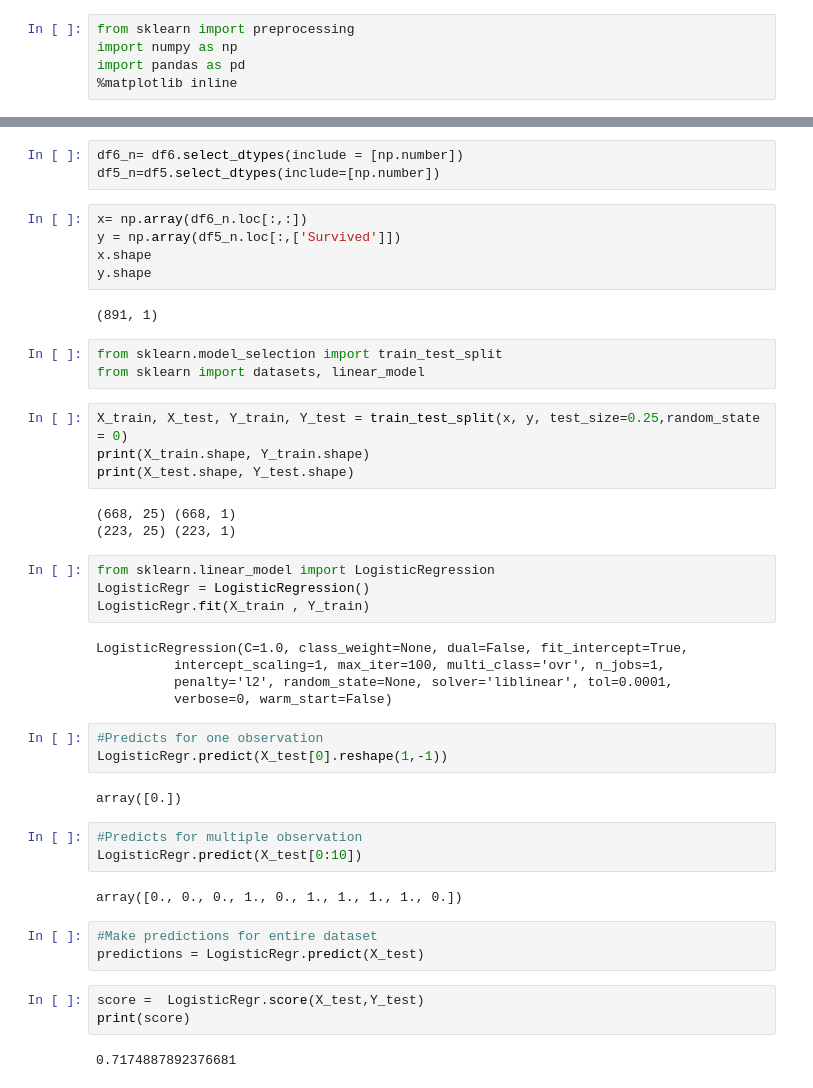
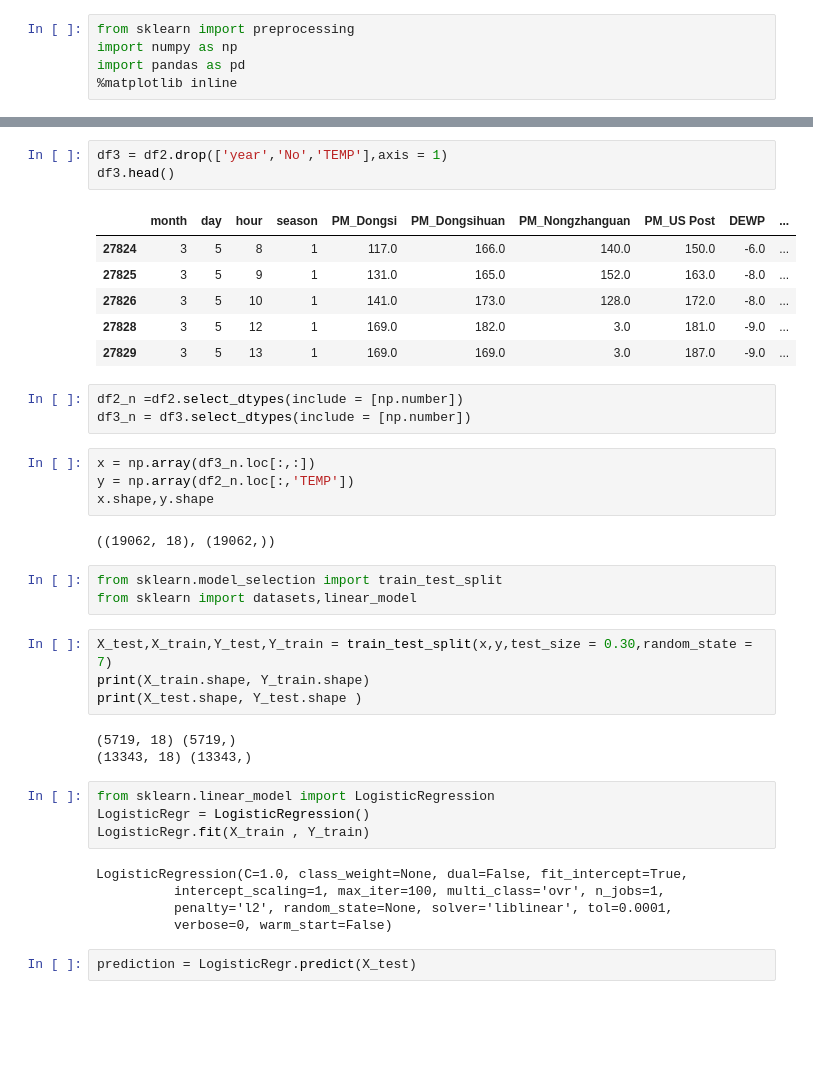
Before and after one commit to nkhil1596/Assignment4, a Jupyter notebook: Logistic_Regression.ipynb, the cells around one changed output, grey strips where cells are left out. Cells and saved outputs as stored; diff of their text form; blank space fills up the shorter version.

```diff
--- a/Logistic_Regression.ipynb
+++ b/Logistic_Regression.ipynb
@@ -172,23 +58,32 @@ df6.head()
+# %%
+df3 = df2.drop(['year','No','TEMP'],axis = 1)
+df3.head()
+# %% [output]
+|  | month | day | hour | season | PM_Dongsi | PM_Dongsihuan | PM_Nongzhanguan | PM_US Post | DEWP | ... |
+| 27824 | 3 | 5 | 8 | 1 | 117.0 | 166.0 | 140.0 | 150.0 | -6.0 | ... |
+| 27825 | 3 | 5 | 9 | 1 | 131.0 | 165.0 | 152.0 | 163.0 | -8.0 | ... |
+| 27826 | 3 | 5 | 10 | 1 | 141.0 | 173.0 | 128.0 | 172.0 | -8.0 | ... |
+| 27828 | 3 | 5 | 12 | 1 | 169.0 | 182.0 | 3.0 | 181.0 | -9.0 | ... |
+| 27829 | 3 | 5 | 13 | 1 | 169.0 | 169.0 | 3.0 | 187.0 | -9.0 | ... |
 # %%
-df6_n= df6.select_dtypes(include = [np.number])
-df5_n=df5.select_dtypes(include=[np.number])
+df2_n =df2.select_dtypes(include = [np.number])
+df3_n = df3.select_dtypes(include = [np.number])
 # %%
-x= np.array(df6_n.loc[:,:])
-y = np.array(df5_n.loc[:,['Survived']])
-x.shape
-y.shape
+x = np.array(df3_n.loc[:,:])
+y = np.array(df2_n.loc[:,'TEMP'])
+x.shape,y.shape
 # %% [output]
-(891, 1)
+((19062, 18), (19062,))
 # %%
 from sklearn.model_selection import train_test_split
-from sklearn import datasets, linear_model
+from sklearn import datasets,linear_model
 # %%
-X_train, X_test, Y_train, Y_test = train_test_split(x, y, test_size=0.25,random_state = 0)
+X_test,X_train,Y_test,Y_train = train_test_split(x,y,test_size = 0.30,random_state = 7)
 print(X_train.shape, Y_train.shape)
-print(X_test.shape, Y_test.shape)
+print(X_test.shape, Y_test.shape )
 # %% [output]
-(668, 25) (668, 1)
-(223, 25) (223, 1)
+(5719, 18) (5719,)
+(13343, 18) (13343,)
 # %%
 from sklearn.linear_model import LogisticRegression
 LogisticRegr = LogisticRegression()
@@ -198,21 +93,5 @@ LogisticRegression(C=1.0, class_weight=None, dual=False, fit_intercept=True,
           intercept_scaling=1, max_iter=100, multi_class='ovr', n_jobs=1,
           penalty='l2', random_state=None, solver='liblinear', tol=0.0001,
           verbose=0, warm_start=False)
-# %%
-#Predicts for one observation
-LogisticRegr.predict(X_test[0].reshape(1,-1))
-# %% [output]
-array([0.])
-# %%
-#Predicts for multiple observation
-LogisticRegr.predict(X_test[0:10])
-# %% [output]
-array([0., 0., 0., 1., 0., 1., 1., 1., 1., 0.])
-# %%
-#Make predictions for entire dataset
-predictions = LogisticRegr.predict(X_test)
-# %%
-score =  LogisticRegr.score(X_test,Y_test)
-print(score)
-# %% [output]
-0.7174887892376681
+# %%
+prediction = LogisticRegr.predict(X_test)
```
Also changed, not shown: parts of 15 cells of this notebook.
